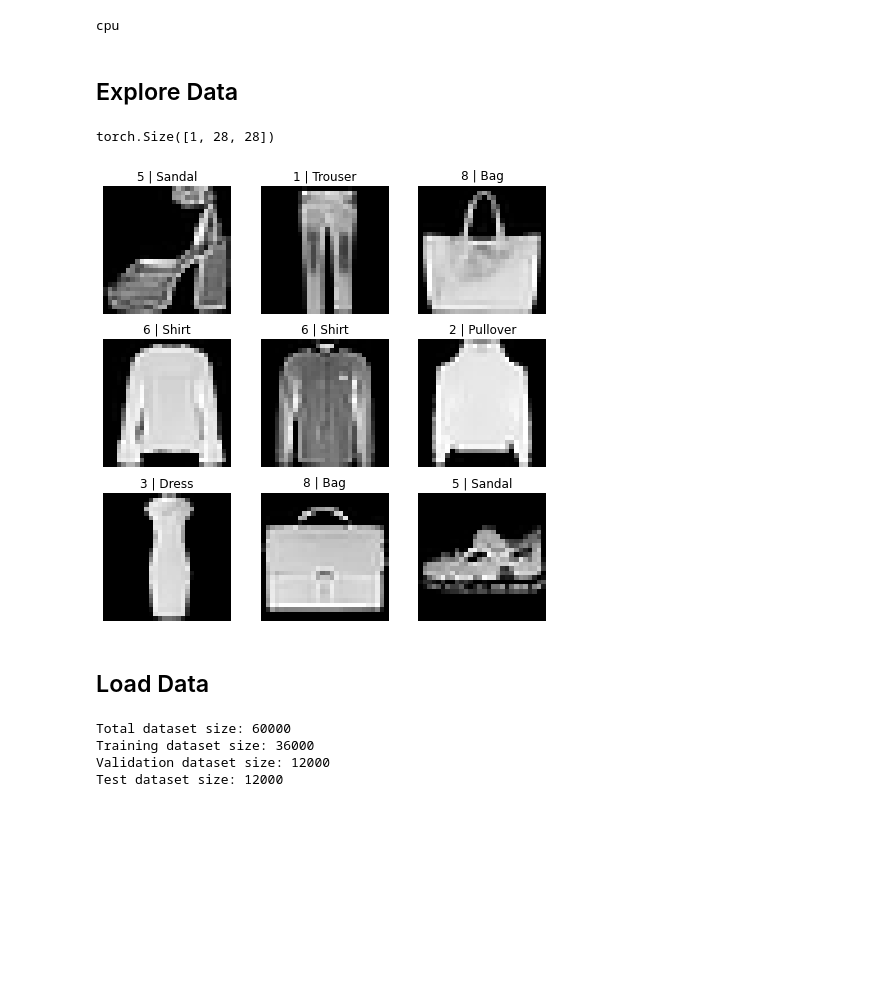
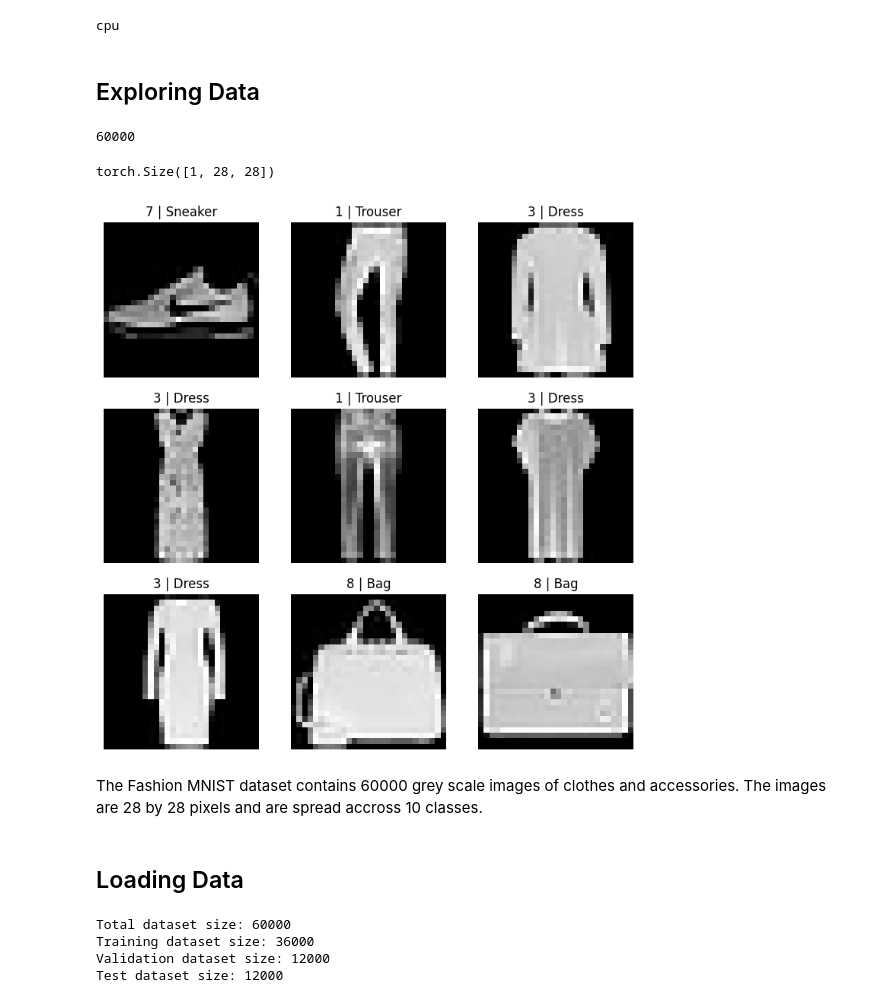
Before and after one commit to FABallemand/ROB313, a Jupyter notebook: optional_homework_1/optional_homework_1.ipynb, the cells around one changed output. Drawn from its saved outputs; the diff is of its cells as text; code cells hidden in the pictures; blank space fills up the shorter version.

```diff
--- a/optional_homework_1/optional_homework_1.ipynb
+++ b/optional_homework_1/optional_homework_1.ipynb
@@ -16,7 +21,7 @@ print(device)
 # %% [output]
 cpu
 # %% [markdown]
-## Explore Data
+## Exploring Data
 # %%
 # Define image transformation
 transform = transforms.Compose([
@@ -25,6 +30,9 @@ transform = transforms.Compose([
 
 # Load Fashion MNIST dataset
 dataset = datasets.FashionMNIST("../data", download=True, transform=transform)
+print(len(dataset))
+# %% [output]
+60000
 # %%
 sample_idx = torch.randint(len(dataset), size=(1,)).item()
 img, label = dataset[sample_idx]
@@ -34,35 +42,37 @@ torch.Size([1, 28, 28])
 # %%
 # From https://pytorch.org/tutorials/beginner/basics/data_tutorial.html?highlight=dataloader
 
 # Create label to class dictionary
 labels_dict = {
     0: "T-Shirt",
     1: "Trouser",
     2: "Pullover",
     3: "Dress",
     4: "Coat",
     5: "Sandal",
     6: "Shirt",
     7: "Sneaker",
     8: "Bag",
     9: "Ankle Boot",
 }
 
 # Plot images and labels
-figure = plt.figure(figsize=(8, 8))
+figure = plt.figure(figsize=(9, 9))
 cols, rows = 3, 3
 for i in range(1, cols * rows + 1):
     sample_idx = torch.randint(len(dataset), size=(1,)).item()
     img, label = dataset[sample_idx]
     figure.add_subplot(rows, cols, i)
     plt.title(f"{label} | {labels_dict[label]}")
     plt.axis("off")
     plt.imshow(img.squeeze(), cmap="gray")
 plt.show()
 # %% [output]
-[figure, old version]
+[figure, new version]
+# %% [markdown]
+The Fashion MNIST dataset contains 60000 grey scale images of clothes and accessories. The images are 28 by 28 pixels and are spread accross 10 classes.
 # %% [markdown]
-## Load Data
+## Loading Data
 # %%
 # Define training, validation and test ratios
 train_ratio = 0.6
```
Also changed, not shown: parts of 28 cells of this notebook, 9 other files.
